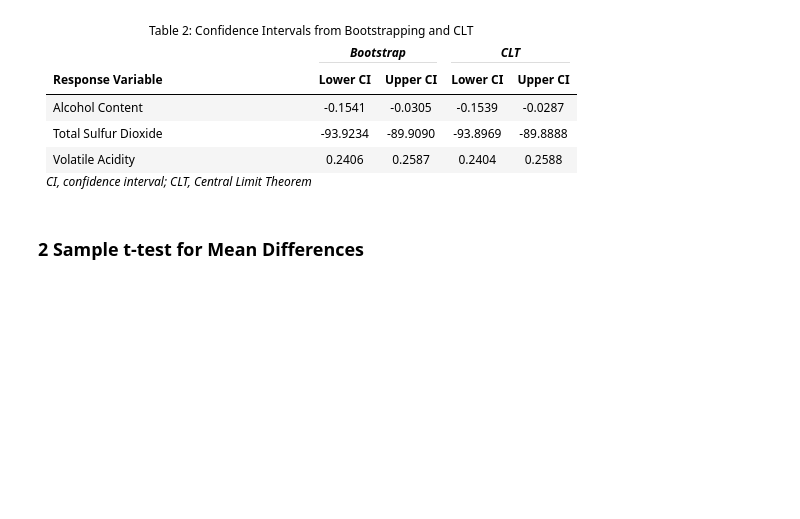
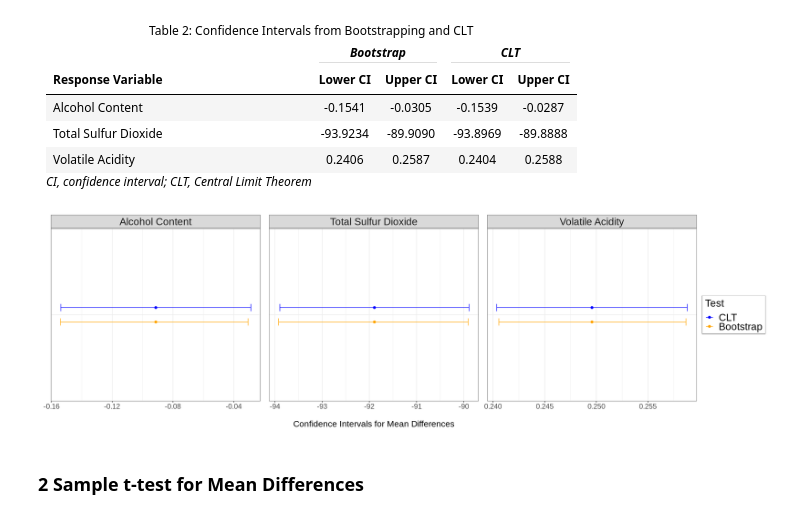
Before and after one commit to omertahi/STAT201-project, a Jupyter notebook: case_proposal.ipynb, the cells around one changed output. Cells and saved outputs as stored; diff of their text form; code cells hidden in the pictures; blank space fills up the shorter version.

Commit message:
Added visual comparison of Bootstrap & CLT confidence intercals

```diff
--- a/case_proposal.ipynb
+++ b/case_proposal.ipynb
@@ -548,6 +569,75 @@ A tibble: 3 × 3
 <sup></sup> </td></tr>
 </tfoot>
 </table>
+# %%
+options(repr.plot.width=20, repr.plot.height=6)
+
+# obtain mean difference for each variable
+mean_diff <-
+    stats |>
+    group_by(Response) |>
+    summarise(
+        mean_diff = mean_red - mean_white) |>
+    pull()
+
+# create the confidence interval dataframe for bootsrap
+conf.int.btsp <-
+    wine_diff_means_btsp_ci |>
+    mutate(estimate = mean_diff,
+           lower = lower_ci,
+           upper = upper_ci,
+           test = rep("Bootstrap", 3),
+           names = Response) |>
+    select(test, estimate, lower, upper, names)
+
+# create the confidence interval dataframe for clt
+conf.int.clt <-
+    wine_diff_means_clt_ci |>
+    mutate(estimate = mean_diff,
+           lower = lower_ci_clt,
+           upper = upper_ci_clt,
+           test = rep("CLT", 3),
+           names = Response) |>
+    select(test, estimate, lower, upper, names)
+
+# join the two dataframes to form the confidence interval data frame
+conf_data <-
+  conf.int.btsp |>
+  rbind(conf.int.clt) |>
+  mutate_at(vars(estimate, lower, upper), as.numeric) |>
+  mutate(names = factor(names, levels=unique(names)))
+
+# this does not allow the confidence intervals to overlap
+pd <- position_dodge(width = 0.2)
+
+group.colors <- c(`CLT` = "blue",
+                  `Bootstrap` = "orange")
+
+conf.int.plot <-
+    conf_data |>
+    ggplot(aes(x = names, y = estimate, ymin = lower, ymax = upper)) +
+    geom_errorbar(aes(colour = test), width = 0.1, position = pd) +
+    geom_point(aes(colour = test), size = 2, position = pd) +
+    labs(x = "", y = "\nConfidence Intervals for Mean Differences", colour = "Test") +
+    scale_colour_manual(values=group.colors) +
+    theme_bw() +
+    coord_flip() +
+    facet_wrap(vars(names),
+               scales = "free") +
+    theme(legend.title = element_text(size = 20),
+          legend.text = element_text(size=20),
+          legend.box.background = element_rect(colour = "black"),
+          axis.text.y = element_blank(),
+          axis.ticks.y = element_blank(),
+          axis.text = element_text(size=14),
+          axis.title = element_text(size=17),
+          plot.title = element_text(size=20),
+          panel.spacing = unit(1, "lines"),
+          strip.text.x = element_text(size = 20))
+
+conf.int.plot
+# %% [output]
+[figure, added]
 # %% [markdown]
 ### 2 Sample t-test for Mean Differences
 # %% [markdown]
```
Also changed, not shown: parts of 2 cells of this notebook.
